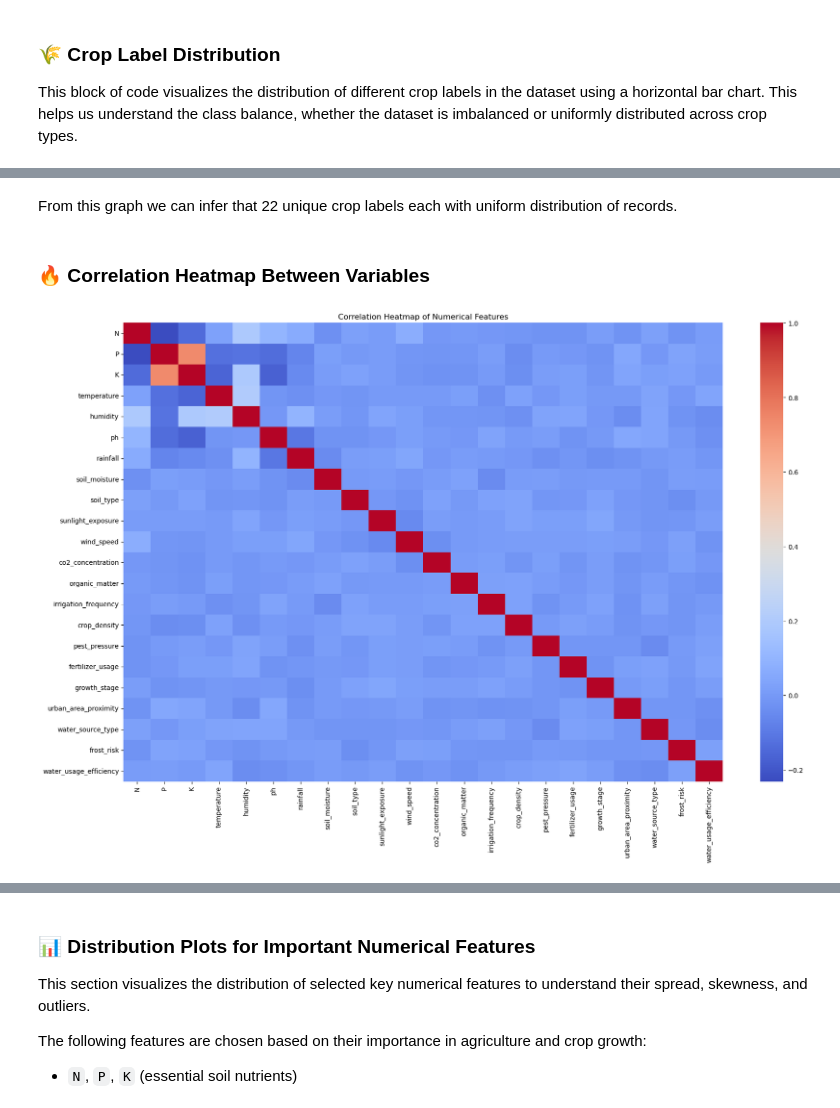
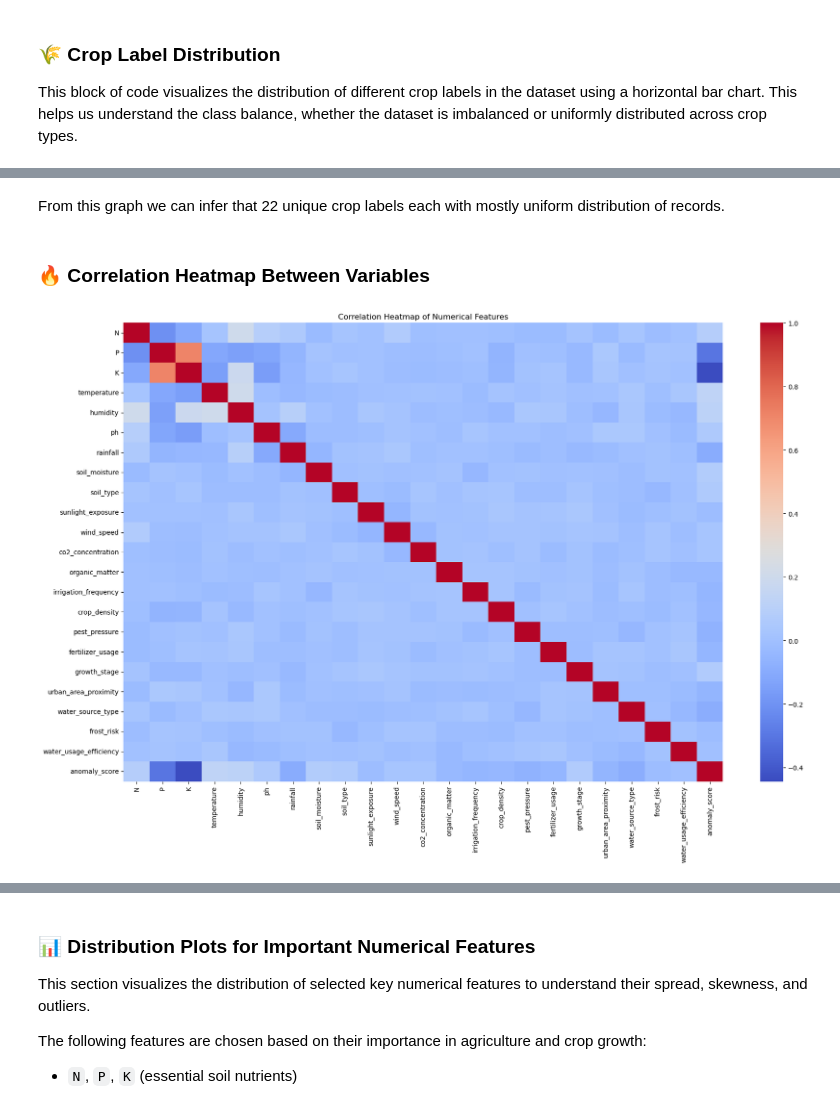
Before and after one commit to JaisreeMK-15/Crop-yield-prediction-and-recommendation, a Jupyter notebook: Crop prediction and recommendation.ipynb, the cells around one changed output, grey strips where cells are left out. Saved outputs shown, nothing was run; the diff lists cells and outputs as text; code cells hidden in the pictures.

```diff
--- a/Crop prediction and recommendation.ipynb
+++ b/Crop prediction and recommendation.ipynb
@@ -153,3 +153,14 @@ The dataset contains agricultural samples with a wide range of values across soi
 - 🌧️ **Rainfall** in some areas goes up to nearly **300 mm**, which is **three times the normal amount** — this could indicate heavy monsoon zones or data errors.
 
 - 🐛 **Pest pressure** ranges from nearly zero to maximum — while it’s possible, such wide variation may include unrealistic entries and should be double-checked.
+# %%
+# finding anomalies
+
+features = crop_df.drop(columns=['label'])
+
+iso = IsolationForest(contamination=0.02)
+crop_df['anomaly'] = iso.fit_predict(features)
+
+crop_df['anomaly_score'] = iso.decision_function(features)
+
+crop_df['anomaly'].value_counts()
@@ -155,0 +178,9 @@ The dataset contains agricultural samples with a wide range of values across soi
+# %%
+# removing anomalies
+
+clean_crop_df = crop_df[crop_df['anomaly'] == 1].copy()
+
+clean_crop_df = clean_crop_df.drop(columns=['anomaly'])
+
+print("Cleaned dataset shape:", clean_crop_df.shape)
+clean_crop_df.head()
@@ -209,16 +249,16 @@ plt.show()
 # %% [markdown]
-From this graph we can infer that 22 unique crop labels each with uniform distribution of records.
+From this graph we can infer that 22 unique crop labels each with mostly uniform distribution of records.
 # %% [markdown]
 ### 🔥 Correlation Heatmap Between Variables
 # %%
 # correlation heatmap between the variables
 
 plt.figure(figsize=(18, 12))
-corr_matrix = crop_df.select_dtypes(include=[np.number]).corr()
+corr_matrix = clean_crop_df.select_dtypes(include=[np.number]).corr()
 sns.heatmap(corr_matrix, annot=False, cmap='coolwarm')
 plt.title("Correlation Heatmap of Numerical Features")
 plt.tight_layout()
 plt.show()
 # %% [output]
-[figure, old version]
+[figure, new version]
 # %% [markdown]
```
Also changed, not shown: parts of 24 cells of this notebook.
